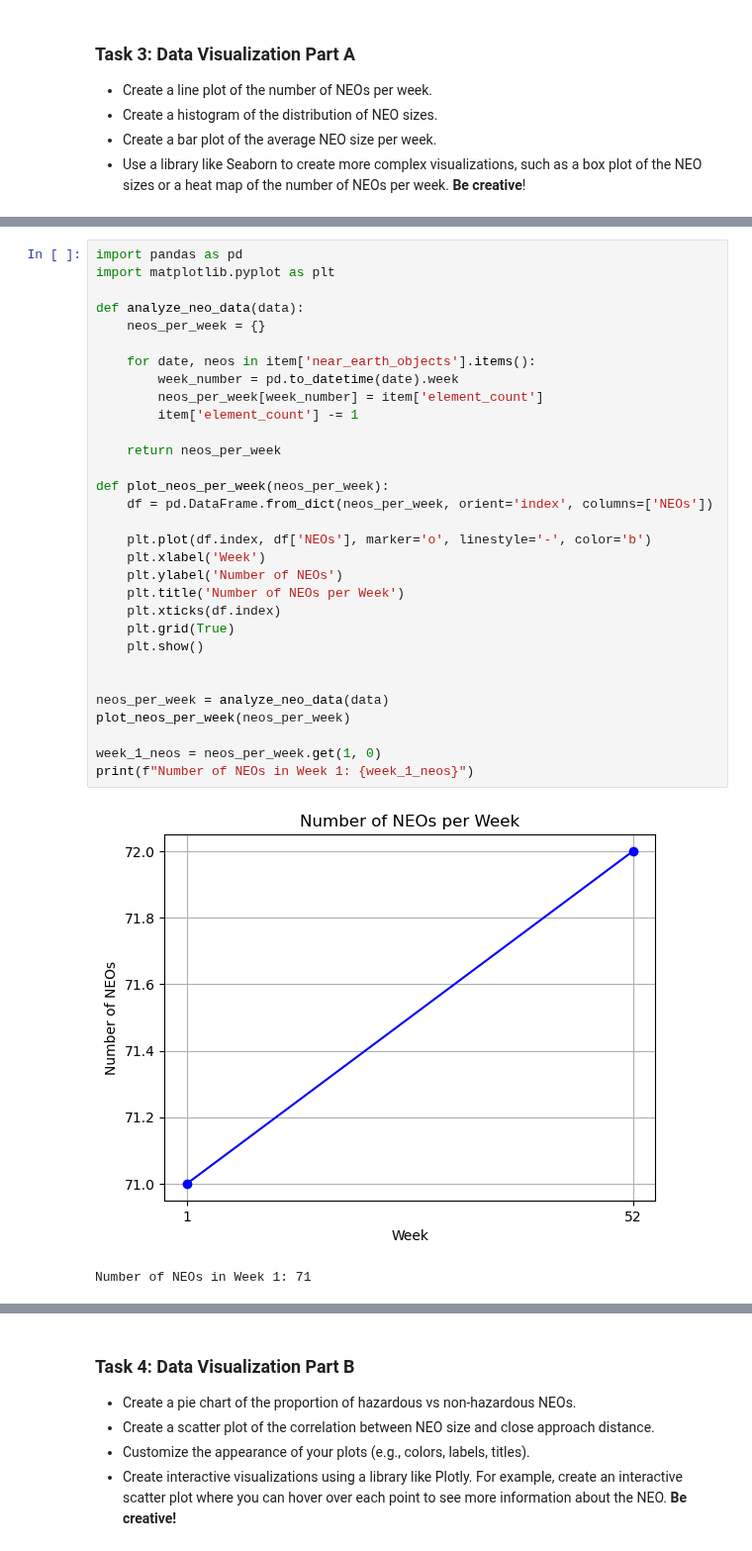
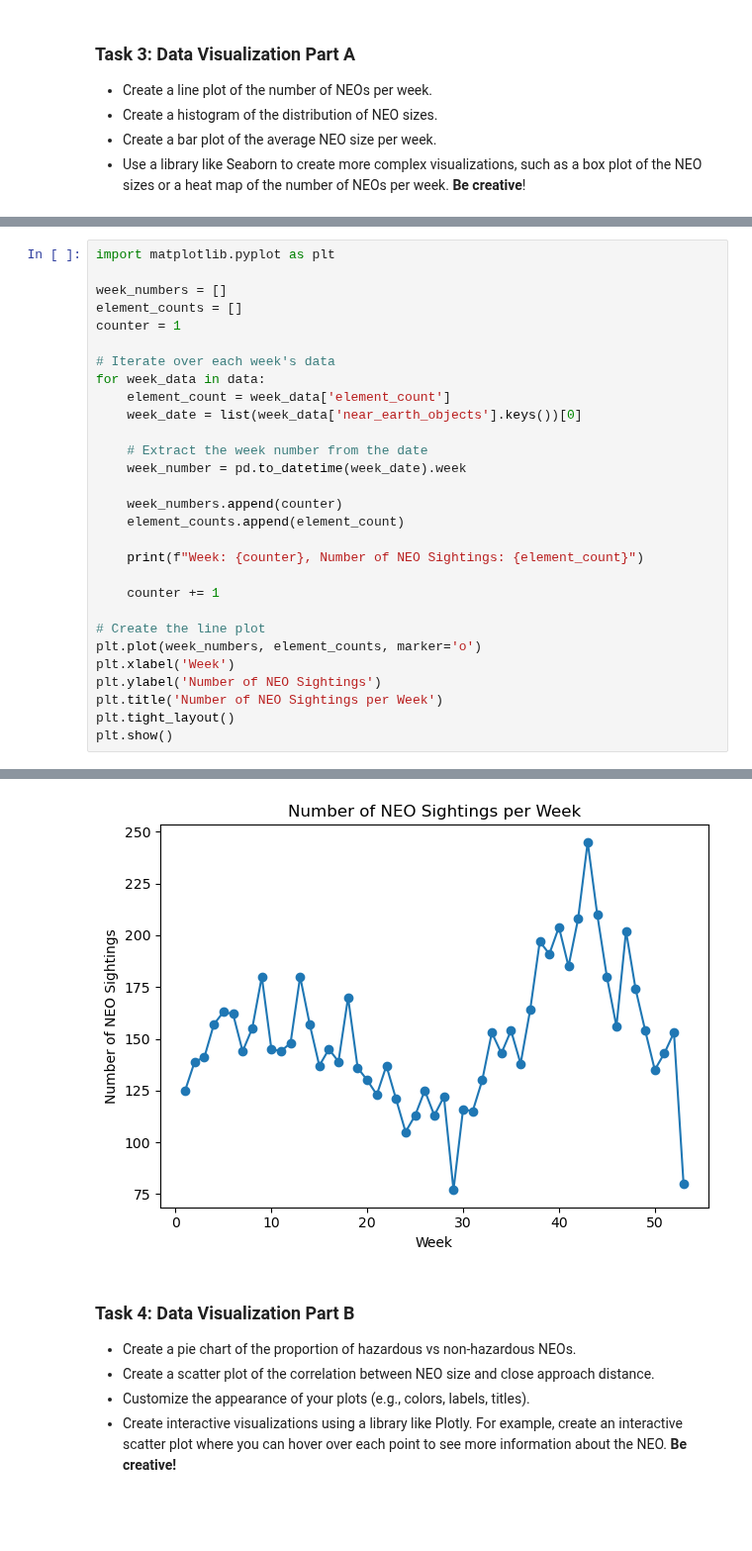
Before and after one commit to ngiorda4/NYC-Taxi-Analysis-and-Forecasting, a Jupyter notebook: 5_nasa_data_collection_and_visualization(MA).ipynb, the cells around one changed output, grey strips where cells are left out. Shown at 99% size. Saved outputs shown, nothing was run; the diff lists cells and outputs as text; blank space fills up the shorter version.

```diff
--- a/5_nasa_data_collection_and_visualization(MA).ipynb
+++ b/5_nasa_data_collection_and_visualization(MA).ipynb
@@ -387,34 +346,30 @@ NameError: name 'df' is not defined
-# %%
-import pandas as pd
-import matplotlib.pyplot as plt
-
-def analyze_neo_data(data):
-    neos_per_week = {}
-
-    for date, neos in item['near_earth_objects'].items():
-        week_number = pd.to_datetime(date).week
-        neos_per_week[week_number] = item['element_count']
-        item['element_count'] -= 1
-
-    return neos_per_week
-
-def plot_neos_per_week(neos_per_week):
-    df = pd.DataFrame.from_dict(neos_per_week, orient='index', columns=['NEOs'])
-
-    plt.plot(df.index, df['NEOs'], marker='o', linestyle='-', color='b')
-    plt.xlabel('Week')
-    plt.ylabel('Number of NEOs')
-    plt.title('Number of NEOs per Week')
-    plt.xticks(df.index)
-    plt.grid(True)
-    plt.show()
-
-
-neos_per_week = analyze_neo_data(data)
-plot_neos_per_week(neos_per_week)
-
-week_1_neos = neos_per_week.get(1, 0)
-print(f"Number of NEOs in Week 1: {week_1_neos}")
-# %% [output]
-[figure, removed]
-Number of NEOs in Week 1: 71
+# %%
+import matplotlib.pyplot as plt
+
+week_numbers = []
+element_counts = []
+counter = 1
+
+# Iterate over each week's data
+for week_data in data:
+    element_count = week_data['element_count']
+    week_date = list(week_data['near_earth_objects'].keys())[0]
+
+    # Extract the week number from the date
+    week_number = pd.to_datetime(week_date).week
+
+    week_numbers.append(counter)
+    element_counts.append(element_count)
+
+    print(f"Week: {counter}, Number of NEO Sightings: {element_count}")
+
+    counter += 1
+
+# Create the line plot
+plt.plot(week_numbers, element_counts, marker='o')
+plt.xlabel('Week')
+plt.ylabel('Number of NEO Sightings')
+plt.title('Number of NEO Sightings per Week')
+plt.tight_layout()
+plt.show()
+# %% [output]
@@ -421,3 +393,4 @@ Number of NEOs in Week 1: 71
+[figure, added]
 # %% [markdown]
 ### Task 4: Data Visualization Part B
 
```
Also changed, not shown: parts of 2 cells of this notebook, 5 other files.
